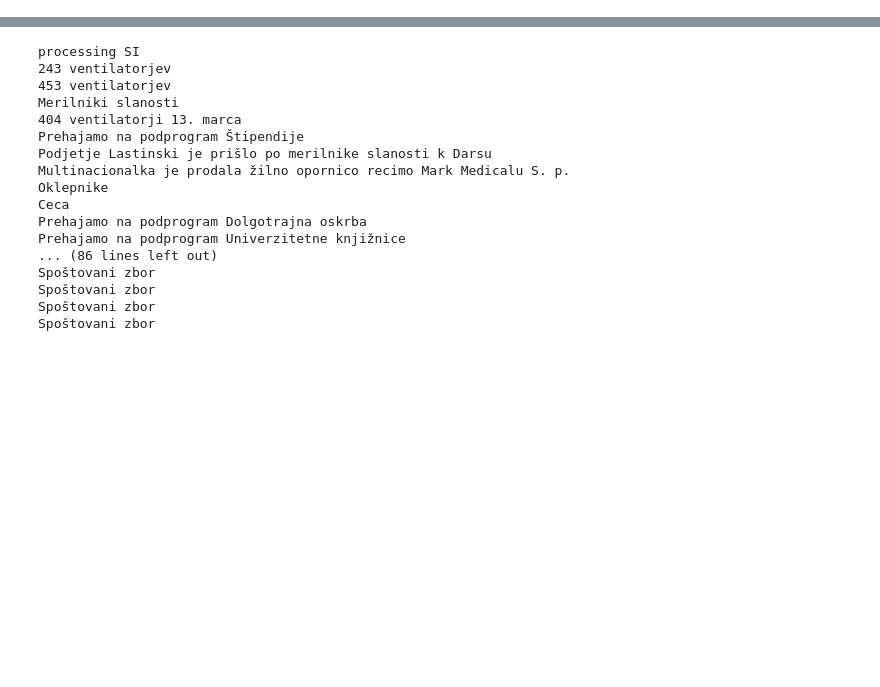
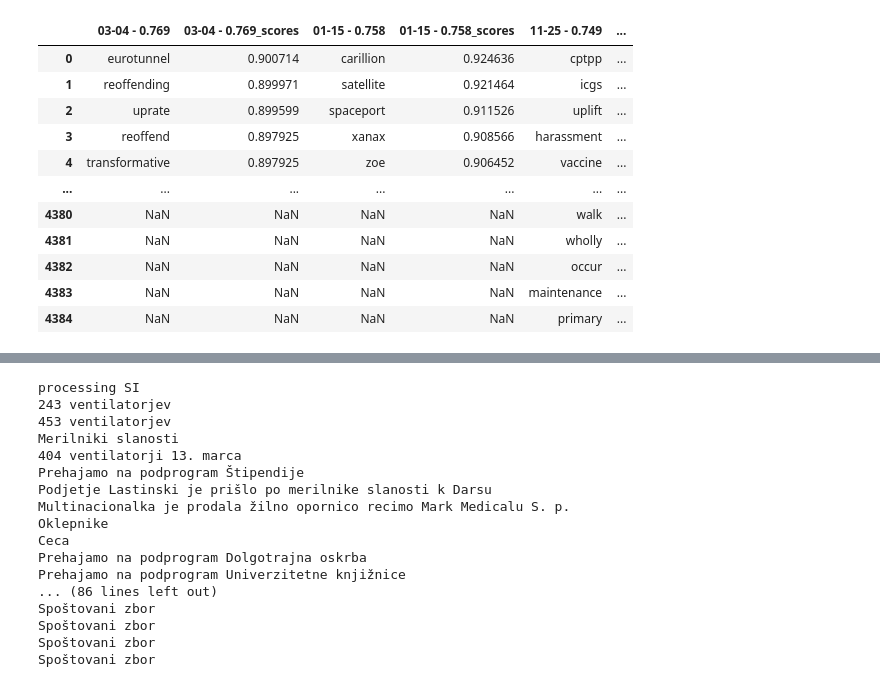
Before and after one commit to vidklopcic/dhh23, a Jupyter notebook: calculate_tf_idf.ipynb, the cells around one changed output, grey strips where cells are left out. Saved outputs shown, nothing was run; the diff lists cells and outputs as text; code cells hidden in the pictures; blank space fills up the shorter version.

```diff
--- a/calculate_tf_idf.ipynb
+++ b/calculate_tf_idf.ipynb
@@ -14,0 +198,14 @@ artefacts = Path('artefacts/tf_idf')
+# %%
+speech2xml = pd.read_feather('artefacts/mappings/speech2xml.feather').set_index('speech_id')
+for job in tf_idf_jobs:
+    job.tf_idf_output_dir.mkdir(parents=True, exist_ok=True)
+
+    job.corpus_documents = []
+    for speech_cluster in job.speech_clusters:
+        job.corpus_documents.append((speech_cluster, set(speech2xml.loc[list(speech_cluster), 'xml_path'].unique())))
+
+    # used for multiprocessing
+    job.mp_corpus_documents = []
+    for i, (speech_cluster, xml_files) in enumerate(job.corpus_documents):
+        for xml_file in xml_files:
+            job.mp_corpus_documents.append([i, speech_cluster, xml_file])
@@ -14,0 +214,71 @@ artefacts = Path('artefacts/tf_idf')
+# %%
+def get_document_lemmas(document):
+    speech_cluster_i, speech_cluster, xml_file = document
+    lemmas_per_speech = {}
+    with open(xml_file, "r", encoding="utf8") as f:
+        contents = f.read()
+    soup = BeautifulSoup(contents, 'xml')
+    document_speeches = {i.get('xml:id'): i for i in soup.find_all('u')}
+    for speech_id in speech_cluster:
+        speech = document_speeches.get(speech_id)
+        if not speech:
+            continue
+        for word in speech.find_all('w'):
+            lemma: str = word.get('lemma')
+            if not lemma or not lemma.isalpha():
+                continue
+            if speech_id not in lemmas_per_speech:
+                lemmas_per_speech[speech_id] = {}
+            lemma = lemma.lower()
+            lemmas = lemmas_per_speech[speech_id]
+            lemmas[lemma] = lemmas.get(lemma, 0) + 1
+    return speech_cluster_i, lemmas_per_speech
+
+
+df = None
+for job in tf_idf_jobs:
+    tf_per_cluster_id = {}
+    df_per_lemma = {}
+    df_per_speech = {}
+    with multiprocessing.Pool(processes=multiprocessing.cpu_count()) as pool:
+        for cluster_i, lemmas_per_speech in tqdm(pool.imap_unordered(get_document_lemmas, job.mp_corpus_documents),
+                                                 total=len(job.mp_corpus_documents)):
+            # flatten for speech cluster
+            result = {}
+            for speech_id in lemmas_per_speech:
+                for lemma in lemmas_per_speech[speech_id]:
+                    result[lemma] = result.get(lemma, 0) + lemmas_per_speech[speech_id][lemma]
+                df_per_speech[speech_id] = df_per_speech.get(speech_id, {}) + 1
+
+            if cluster_i not in tf_per_cluster_id:
+                tf_per_cluster_id[cluster_i] = {}
+            for lemma in result:
+                tf_per_cluster_id[cluster_i][lemma] = tf_per_cluster_id[cluster_i].get(lemma, 0) + result[lemma]
+                if lemma not in df_per_lemma:
+                    df_per_lemma[lemma] = set()
+                df_per_lemma[lemma].add(cluster_i)
+
+    df_per_lemma = {lemma: len(df_per_lemma[lemma]) for lemma in df_per_lemma}
+    tf_per_cluster = [tf_per_cluster_id[i] for i in range(len(job.speech_clusters))]
+    print('Calculating TF-IDF')
+    idf_per_cluster = []
+    for i, tfs in enumerate(tf_per_cluster):
+        tf_idf = {}
+        max_tf = max(tfs.values())
+        for lemma, tf in tfs.items():
+            df = df_per_lemma[lemma]
+            idf = math.log(len(job.speech_clusters) / df) if df else 0  # IDF
+            tf = 0.5 + 0.5 * tf / max_tf
+            tf_idf[lemma] = tf * idf
+        idf_per_cluster.append(tf_idf)
+    print('Saving')
+    with open(job.tf_idf_output_dir / f'tf_df_values.json', 'w') as f:
+        json.dump(idf_per_cluster, f)
+
+    if len(tf_idf_jobs) == 1:
+        data = {}
+        for label, idf in zip(job.speech_cluster_labels, idf_per_cluster):
+            data[label], data[f'{label}_scores'] = zip(*sorted(idf.items(), key=lambda x: x[1], reverse=True))
+        df = pd.DataFrame(dict([(k, pd.Series(v)) for k, v in data.items()]))
+df
+# %% [output]
@@ -14,0 +287,12 @@ artefacts = Path('artefacts/tf_idf')
+|  | 03-04 - 0.769 | 03-04 - 0.769_scores | 01-15 - 0.758 | 01-15 - 0.758_scores | 11-25 - 0.749 | ... |
+| 0 | eurotunnel | 0.900714 | carillion | 0.924636 | cptpp | ... |
+| 1 | reoffending | 0.899971 | satellite | 0.921464 | icgs | ... |
+| 2 | uprate | 0.899599 | spaceport | 0.911526 | uplift | ... |
+| 3 | reoffend | 0.897925 | xanax | 0.908566 | harassment | ... |
+| 4 | transformative | 0.897925 | zoe | 0.906452 | vaccine | ... |
+| ... | ... | ... | ... | ... | ... | ... |
+| 4380 | NaN | NaN | NaN | NaN | walk | ... |
+| 4381 | NaN | NaN | NaN | NaN | wholly | ... |
+| 4382 | NaN | NaN | NaN | NaN | occur | ... |
+| 4383 | NaN | NaN | NaN | NaN | maintenance | ... |
+| 4384 | NaN | NaN | NaN | NaN | primary | ... |
```
Also changed, not shown: parts of 19 cells of this notebook, 1 other file.
